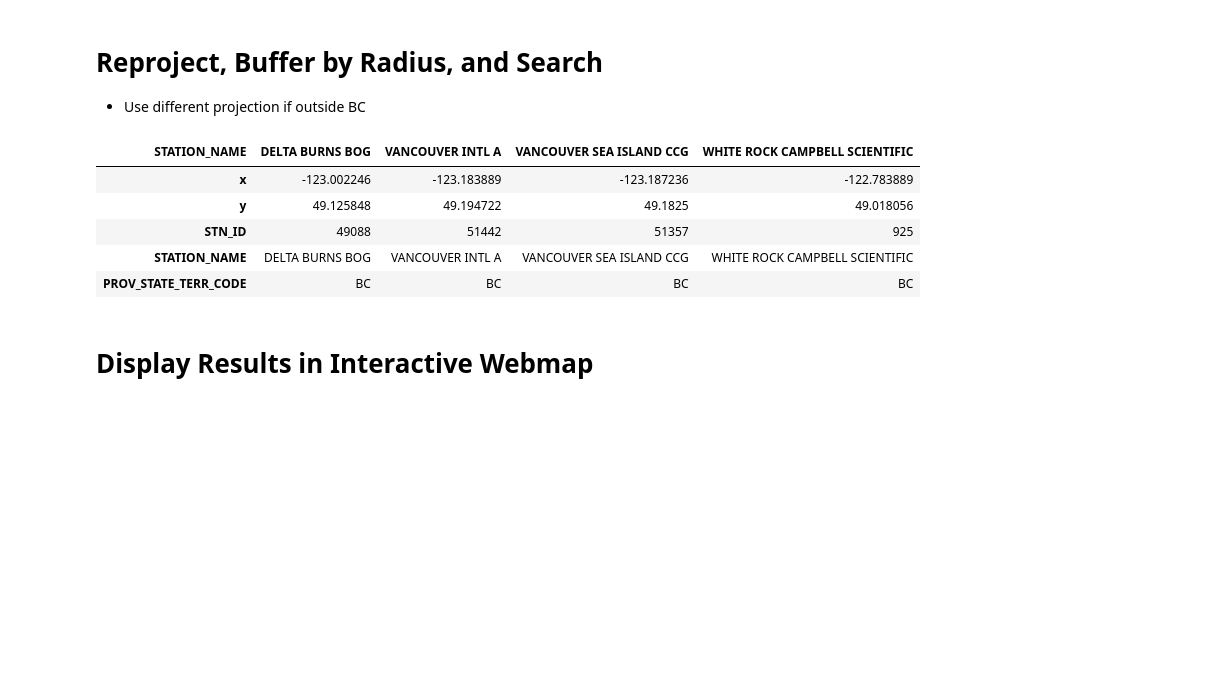
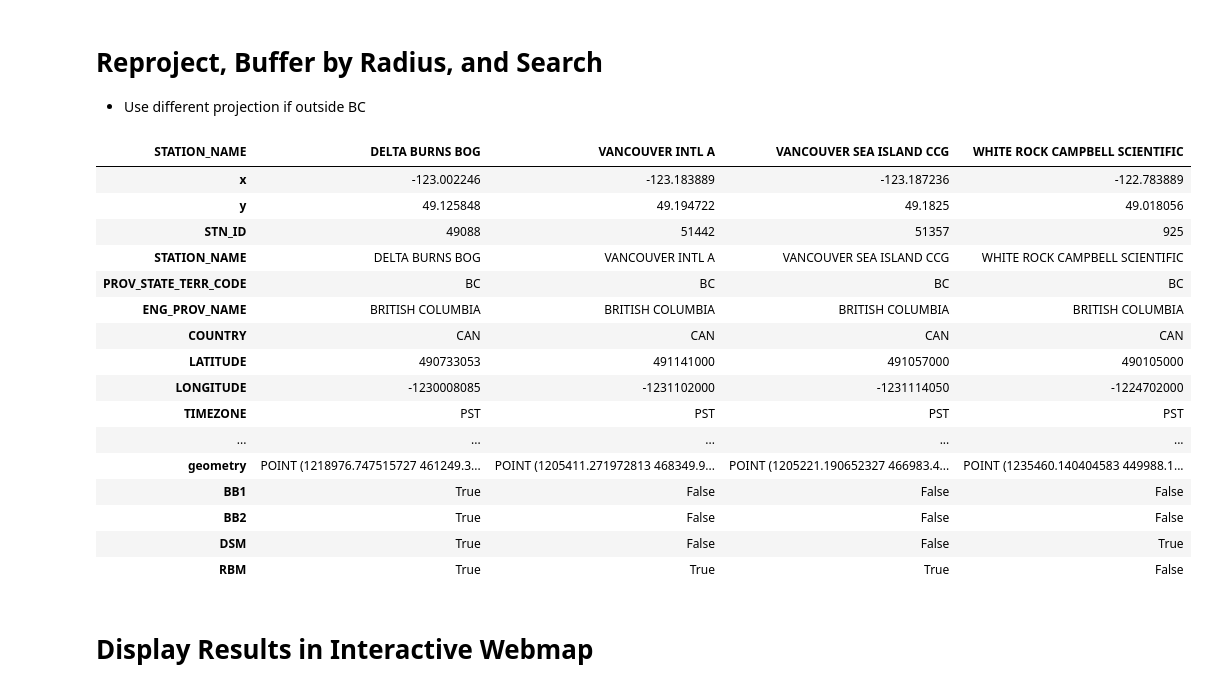
Before and after one commit to June-Skeeter/CA_wxData_Download, a Jupyter notebook: Hourly_Data_Downloader.ipynb, the cells around one changed output. Cells and saved outputs as stored; diff of their text form; code cells hidden in the pictures; blank space fills up the shorter version.

```diff
--- a/Hourly_Data_Downloader.ipynb
+++ b/Hourly_Data_Downloader.ipynb
@@ -87,26 +87,38 @@ Stations.head()
 # %%
 ## Set to BC Albers
 Stations = Stations.to_crs('epsg:3153')
 Search_Locatons = Search_Locatons.to_crs('epsg:3153')
 
 ## Search Radius
 Dist = 1.5e4
 Search_Locatons_buffer = Search_Locatons.buffer(Dist)
 
 Select = Stations.assign(**{(key): Stations.within(geom) for key, geom in Search_Locatons_buffer.geometry.items()})
 
 Selection = Select[Select[Search_Locatons.index.values].sum(axis=1)>0].copy()
 Not_Selectted = Select[Select[Search_Locatons.index.values].sum(axis=1)==0].copy()
 
+Cols = ['CLIMATE_IDENTIFIER','STN_ID','TC_IDENTIFIER','WMO_IDENTIFIER']
 
-Selection.T.head()
+Selection.T#.to_csv('Local_ECC_Stations.csv')
 # %% [output]
 | STATION_NAME | DELTA BURNS BOG | VANCOUVER INTL A | VANCOUVER SEA ISLAND CCG | WHITE ROCK CAMPBELL SCIENTIFIC |
 | x | -123.002246 | -123.183889 | -123.187236 | -122.783889 |
 | y | 49.125848 | 49.194722 | 49.1825 | 49.018056 |
 | STN_ID | 49088 | 51442 | 51357 | 925 |
 | STATION_NAME | DELTA BURNS BOG | VANCOUVER INTL A | VANCOUVER SEA ISLAND CCG | WHITE ROCK CAMPBELL SCIENTIFIC |
 | PROV_STATE_TERR_CODE | BC | BC | BC | BC |
+| ENG_PROV_NAME | BRITISH COLUMBIA | BRITISH COLUMBIA | BRITISH COLUMBIA | BRITISH COLUMBIA |
+| COUNTRY | CAN | CAN | CAN | CAN |
+| LATITUDE | 490733053 | 491141000 | 491057000 | 490105000 |
+| LONGITUDE | -1230008085 | -1231102000 | -1231114050 | -1224702000 |
+| TIMEZONE | PST | PST | PST | PST |
+| ... | ... | ... | ... | ... |
+| geometry | POINT (1218976.747515727 461249.3... | POINT (1205411.271972813 468349.9... | POINT (1205221.190652327 466983.4... | POINT (1235460.140404583 449988.1... |
+| BB1 | True | False | False | False |
+| BB2 | True | False | False | False |
+| DSM | True | False | False | True |
+| RBM | True | True | True | False |
 # %% [markdown]
 # Display Results in Interactive Webmap
 # %%
```
Also changed, not shown: parts of 1 cell of this notebook, 5 other files.
